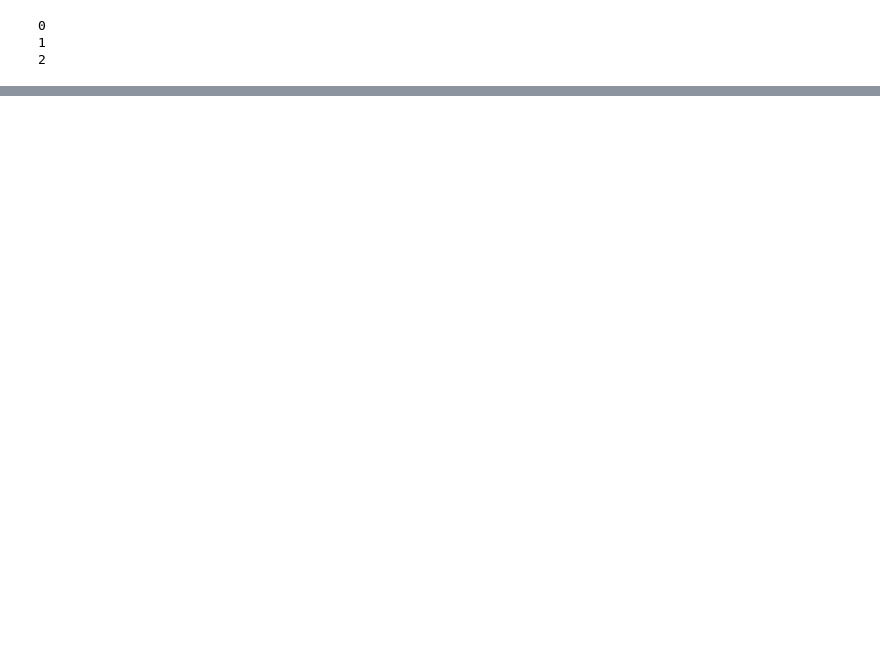
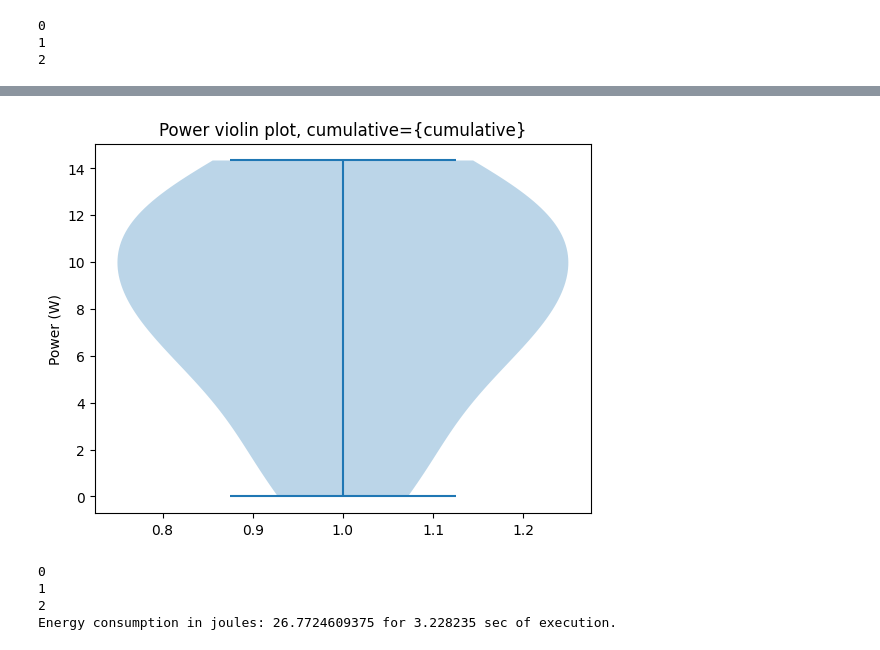
Before and after one commit to tdurieux/EnergiBridge, a Jupyter notebook: jupyter_energi/Demo.ipynb, the cells around one changed output, grey strips where cells are left out. Saved outputs shown, nothing was run; the diff lists cells and outputs as text; code cells hidden in the pictures; blank space fills up the shorter version.

```diff
--- a/jupyter_energi/Demo.ipynb
+++ b/jupyter_energi/Demo.ipynb
@@ -35,0 +32,19 @@ jupyter_energi.make_time_series_plot(time_and_power)
+# %%
+jupyter_energi.make_violin_plot(time_and_power, cumulative)
+# %% [output]
+[figure, added]
+# %%
+some_code = '''
+from time import sleep
+for i in range(3):
+    sleep(1)
+    print(i)
+
+'''
+
+data = jupyter_energi.run(some_code)
+# %% [output]
+0
+1
+2
+Energy consumption in joules: 26.7724609375 for 3.228235 sec of execution.
```
Also changed, not shown: parts of 10 cells of this notebook, 2 other files.
